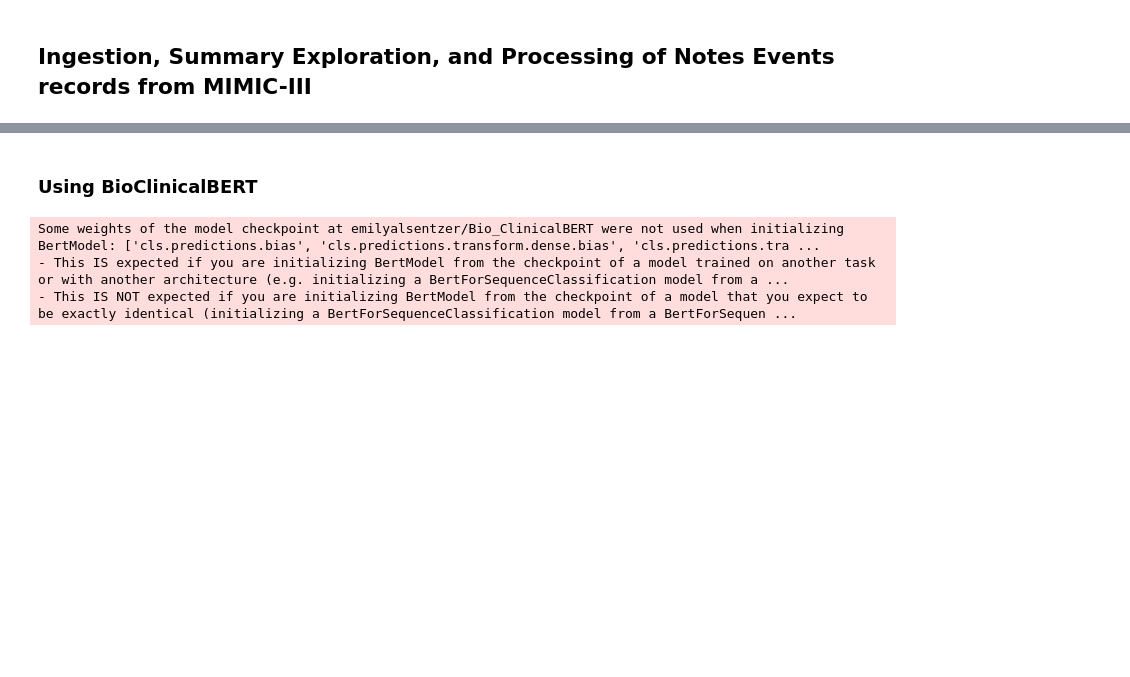
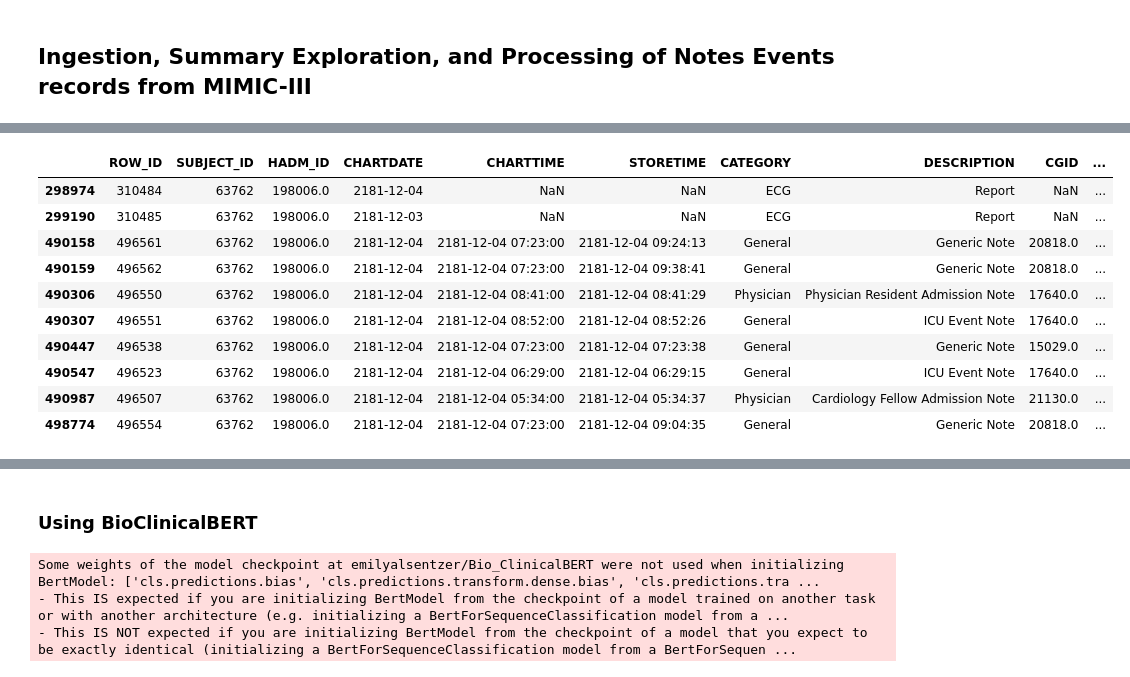
Before and after one commit to natalie-ayers/n2c2-track2-nlp-uchicago, a Jupyter notebook: noteevents_processing.ipynb, the cells around one changed output, grey strips where cells are left out. Drawn from its saved outputs; the diff is of its cells as text; code cells hidden in the pictures; blank space fills up the shorter version.

```diff
--- a/noteevents_processing.ipynb
+++ b/noteevents_processing.ipynb
@@ -36,0 +27,4 @@ Characters in first note: 889
+# %%
+# only consider hospital stays
+notes_hospital = full_notes[full_notes['HADM_ID'].notna()]
+notes_hospital.shape
@@ -36,0 +80,15 @@ Characters in first note: 889
+# %%
+# example visit with no nursing or discharge notes
+notes_hospital[notes_hospital['SUBJECT_ID']==63762]
+# %% [output]
+|  | ROW_ID | SUBJECT_ID | HADM_ID | CHARTDATE | CHARTTIME | STORETIME | CATEGORY | DESCRIPTION | CGID | ... |
+| 298974 | 310484 | 63762 | 198006.0 | 2181-12-04 | NaN | NaN | ECG | Report | NaN | ... |
+| 299190 | 310485 | 63762 | 198006.0 | 2181-12-03 | NaN | NaN | ECG | Report | NaN | ... |
+| 490158 | 496561 | 63762 | 198006.0 | 2181-12-04 | 2181-12-04 07:23:00 | 2181-12-04 09:24:13 | General | Generic Note | 20818.0 | ... |
+| 490159 | 496562 | 63762 | 198006.0 | 2181-12-04 | 2181-12-04 07:23:00 | 2181-12-04 09:38:41 | General | Generic Note | 20818.0 | ... |
+| 490306 | 496550 | 63762 | 198006.0 | 2181-12-04 | 2181-12-04 08:41:00 | 2181-12-04 08:41:29 | Physician | Physician Resident Admission Note | 17640.0 | ... |
+| 490307 | 496551 | 63762 | 198006.0 | 2181-12-04 | 2181-12-04 08:52:00 | 2181-12-04 08:52:26 | General | ICU Event Note | 17640.0 | ... |
+| 490447 | 496538 | 63762 | 198006.0 | 2181-12-04 | 2181-12-04 07:23:00 | 2181-12-04 07:23:38 | General | Generic Note | 15029.0 | ... |
+| 490547 | 496523 | 63762 | 198006.0 | 2181-12-04 | 2181-12-04 06:29:00 | 2181-12-04 06:29:15 | General | ICU Event Note | 17640.0 | ... |
+| 490987 | 496507 | 63762 | 198006.0 | 2181-12-04 | 2181-12-04 05:34:00 | 2181-12-04 05:34:37 | Physician | Cardiology Fellow Admission Note | 21130.0 | ... |
+| 498774 | 496554 | 63762 | 198006.0 | 2181-12-04 | 2181-12-04 07:23:00 | 2181-12-04 09:04:35 | General | Generic Note | 20818.0 | ... |
```
Also changed, not shown: parts of 23 cells of this notebook.
